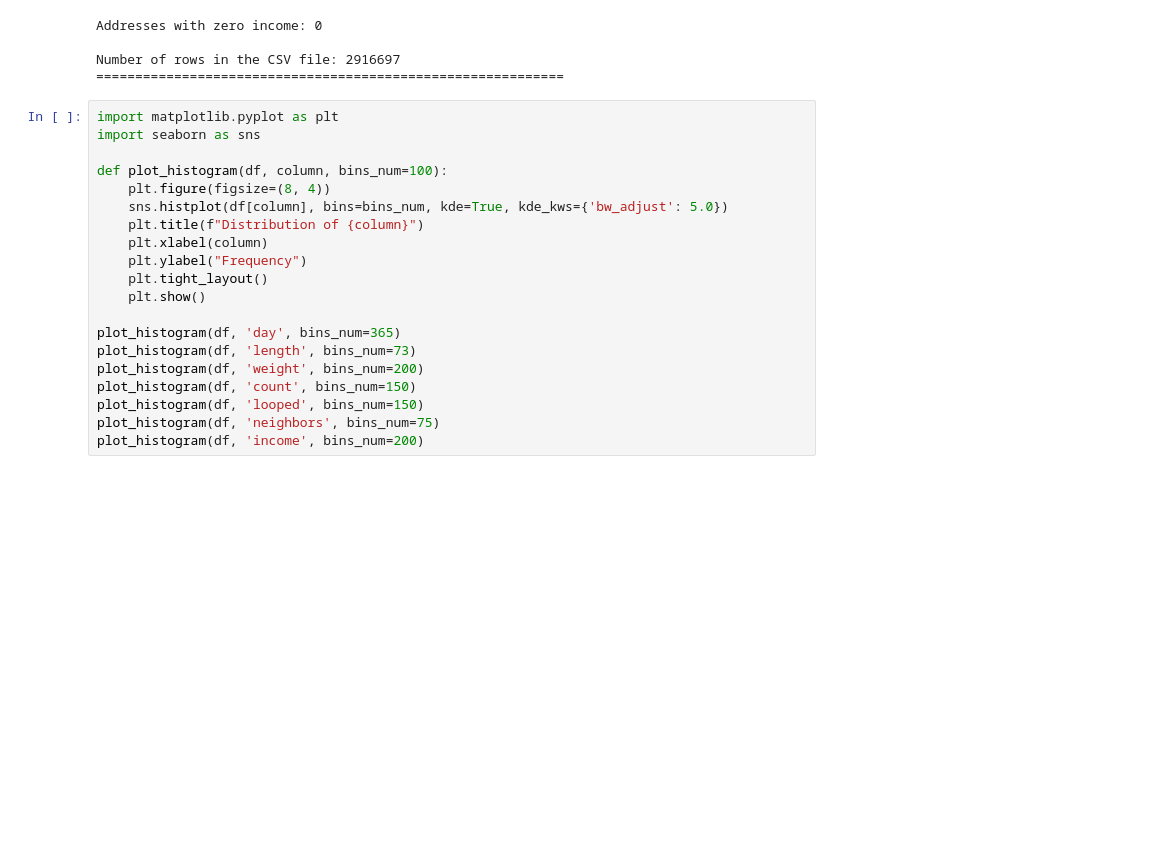
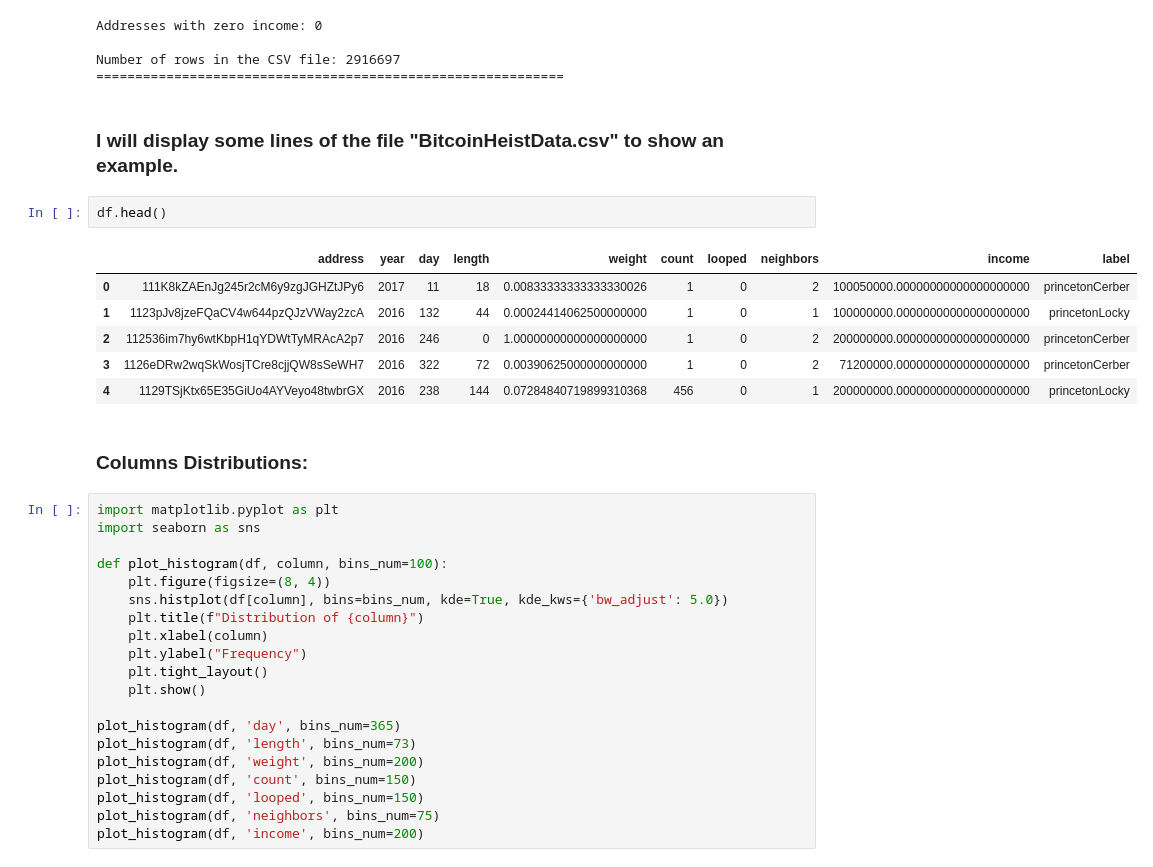
Before and after one commit to SharbelMaroun/data-science-cybersecurity, a Jupyter notebook: pipeline.ipynb, the cells around one changed output. Saved outputs shown, nothing was run; the diff lists cells and outputs as text; blank space fills up the shorter version.

```diff
--- a/pipeline.ipynb
+++ b/pipeline.ipynb
@@ -228,6 +228,19 @@ Addresses with zero income: 0
 
 Number of rows in the CSV file: 2916697
 ============================================================
+# %% [markdown]
+### I will display some lines of the file "BitcoinHeistData.csv" to show an example.
+# %%
+df.head()
+# %% [output]
+|  | address | year | day | length | weight | count | looped | neighbors | income | label |
+| 0 | 111K8kZAEnJg245r2cM6y9zgJGHZtJPy6 | 2017 | 11 | 18 | 0.00833333333333330026 | 1 | 0 | 2 | 100050000.00000000000000000000 | princetonCerber |
+| 1 | 1123pJv8jzeFQaCV4w644pzQJzVWay2zcA | 2016 | 132 | 44 | 0.00024414062500000000 | 1 | 0 | 1 | 100000000.00000000000000000000 | princetonLocky |
+| 2 | 112536im7hy6wtKbpH1qYDWtTyMRAcA2p7 | 2016 | 246 | 0 | 1.00000000000000000000 | 1 | 0 | 2 | 200000000.00000000000000000000 | princetonCerber |
+| 3 | 1126eDRw2wqSkWosjTCre8cjjQW8sSeWH7 | 2016 | 322 | 72 | 0.00390625000000000000 | 1 | 0 | 2 | 71200000.00000000000000000000 | princetonCerber |
+| 4 | 1129TSjKtx65E35GiUo4AYVeyo48twbrGX | 2016 | 238 | 144 | 0.07284840719899310368 | 456 | 0 | 1 | 200000000.00000000000000000000 | princetonLocky |
+# %% [markdown]
+### Columns Distributions:
 # %%
 import matplotlib.pyplot as plt
 import seaborn as sns
```
Also changed, not shown: parts of 7 cells of this notebook.
